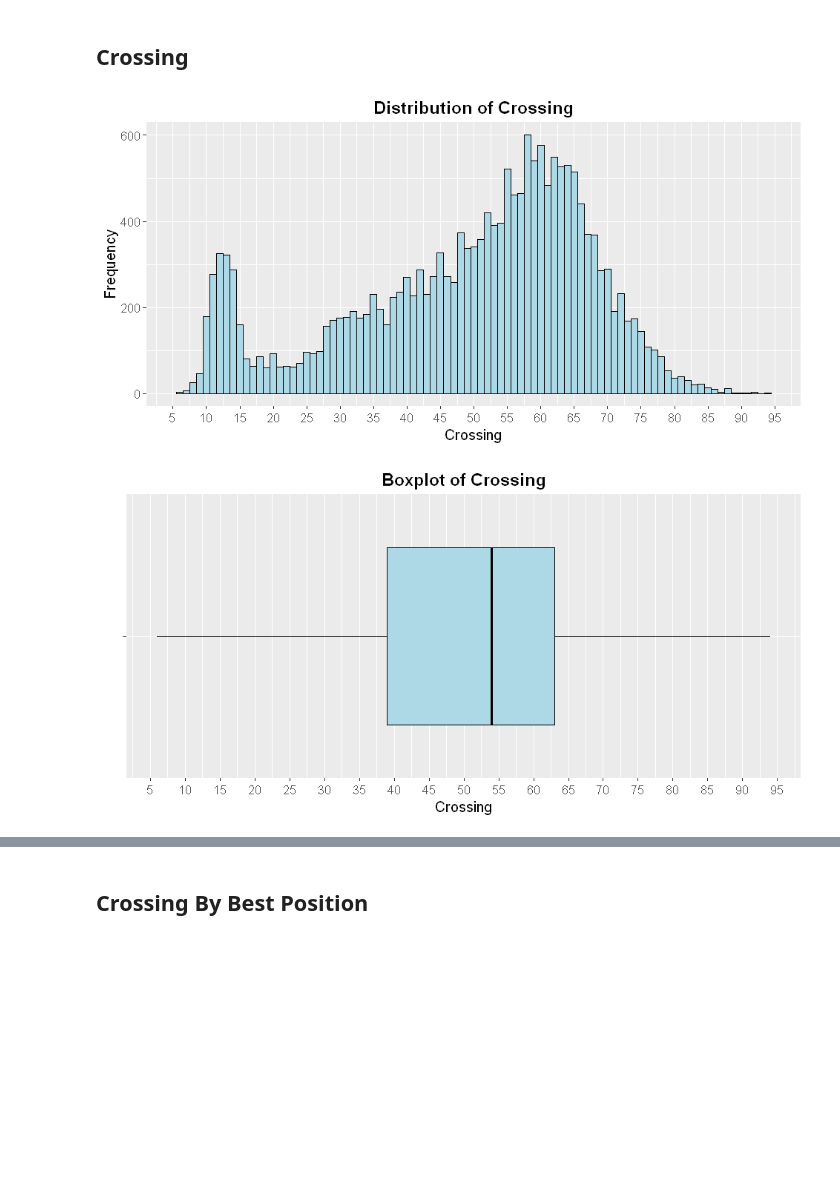
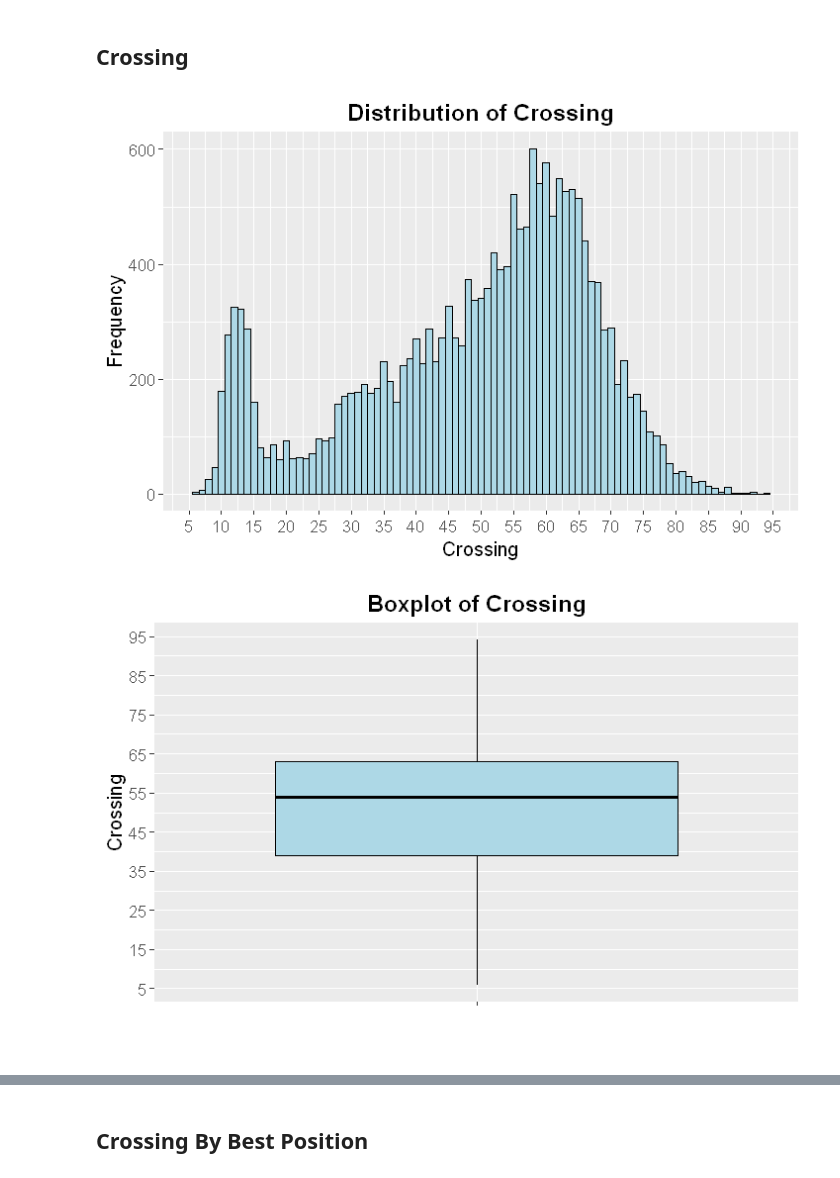
Before and after one commit to YoNG-Zaii/MH3511-FIFA-Analysis, a Jupyter notebook: GY ANOVA Crossing.ipynb, the cells around one changed output, grey strips where cells are left out. Cells and saved outputs as stored; diff of their text form; code cells hidden in the pictures; blank space fills up the shorter version.

Commit message:
update: boxplot

```diff
--- a/GY ANOVA Crossing.ipynb
+++ b/GY ANOVA Crossing.ipynb
@@ -47,35 +47,34 @@ colnames(players)[which(names(players) == 'Best.Position')] <- 'BestPosition'
 # %% [markdown]
 ## Crossing
 # %%
-options(repr.plot.width=8, repr.plot.height=4)
+options(repr.plot.width=6, repr.plot.height=4)
 crossing <- players['Crossing']
 histogram <- ggplot(crossing, aes(x = Crossing)) +
   geom_histogram(binwidth = 1, color = 'black', fill = 'lightblue') +
 
   # Add axis labels and adjust tick marks
   labs(x = 'Crossing', y = 'Frequency', title = 'Distribution of Crossing') +
   scale_x_continuous(breaks = seq(5, 95, by = 5)) +
 
   # Adjust the size of the plot and labels
   theme(plot.title = element_text(size = 14, face = 'bold', hjust = 0.5),
         axis.title = element_text(size = 12),
         axis.text = element_text(size = 10))
 
-boxplot <- ggplot(crossing, aes(x = '', y = Crossing)) +
+boxplot1 <- ggplot(crossing, aes(x = '', y = Crossing)) +
   geom_boxplot(color = 'black', fill = 'lightblue') +
 
   # Add axis labels and adjust tick marks
   labs(x = '', y = 'Crossing', title = 'Boxplot of Crossing') +
-  scale_y_continuous(breaks = seq(5, 95, by = 5)) +
+  scale_y_continuous(breaks = seq(5, 95, by = 10)) +
 
   # Adjust the size of the plot and labels
   theme(plot.title = element_text(size = 14, face = 'bold', hjust = 0.5),
         axis.title = element_text(size = 12),
-        axis.text = element_text(size = 10)) +
-  coord_flip()
+        axis.text = element_text(size = 10))
 
 plot(histogram)
-plot(boxplot)
+plot(boxplot1)
 # %% [output]
-[figure, old version]
+[figure, new version]
-[figure, old version]
+[figure, new version]
```
Also changed, not shown: parts of 1 cell of this notebook.
